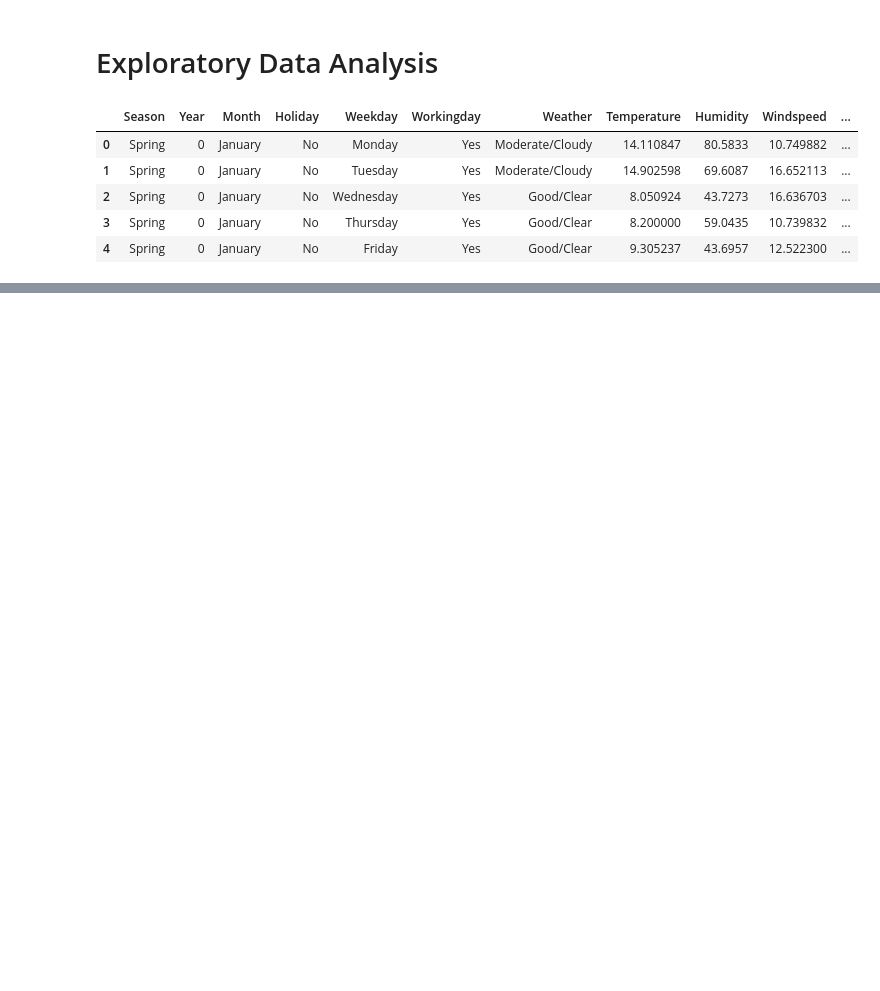
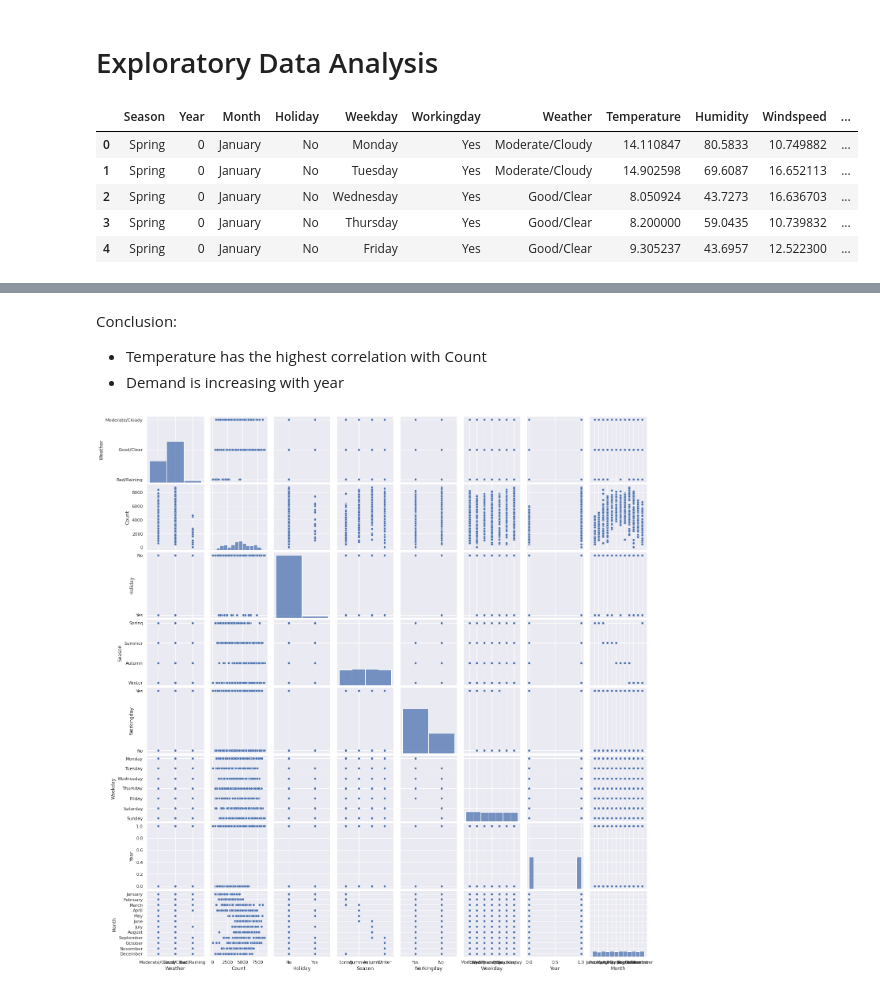
Before and after one commit to akshaysmin/Bike-Sharing-Demand-Prediction, a Jupyter notebook: Bike_Sharing_Demand.ipynb, the cells around one changed output, grey strips where cells are left out. Cells and saved outputs as stored; diff of their text form; code cells hidden in the pictures; blank space fills up the shorter version.

```diff
--- a/Bike_Sharing_Demand.ipynb
+++ b/Bike_Sharing_Demand.ipynb
@@ -304,0 +320,12 @@ df_bikes
+# %% [markdown]
+Conclusion:
+
+* Temperature has the highest correlation with Count
+* Demand is increasing with year
+# %%
+sns.pairplot(df_bikes,
+             vars=(set(df_bikes.columns)-set(num_cols))|{'Count'}
+             )
+plt.show()
+# %% [output]
+[figure, added]
```
Also changed, not shown: parts of 12 cells of this notebook.
